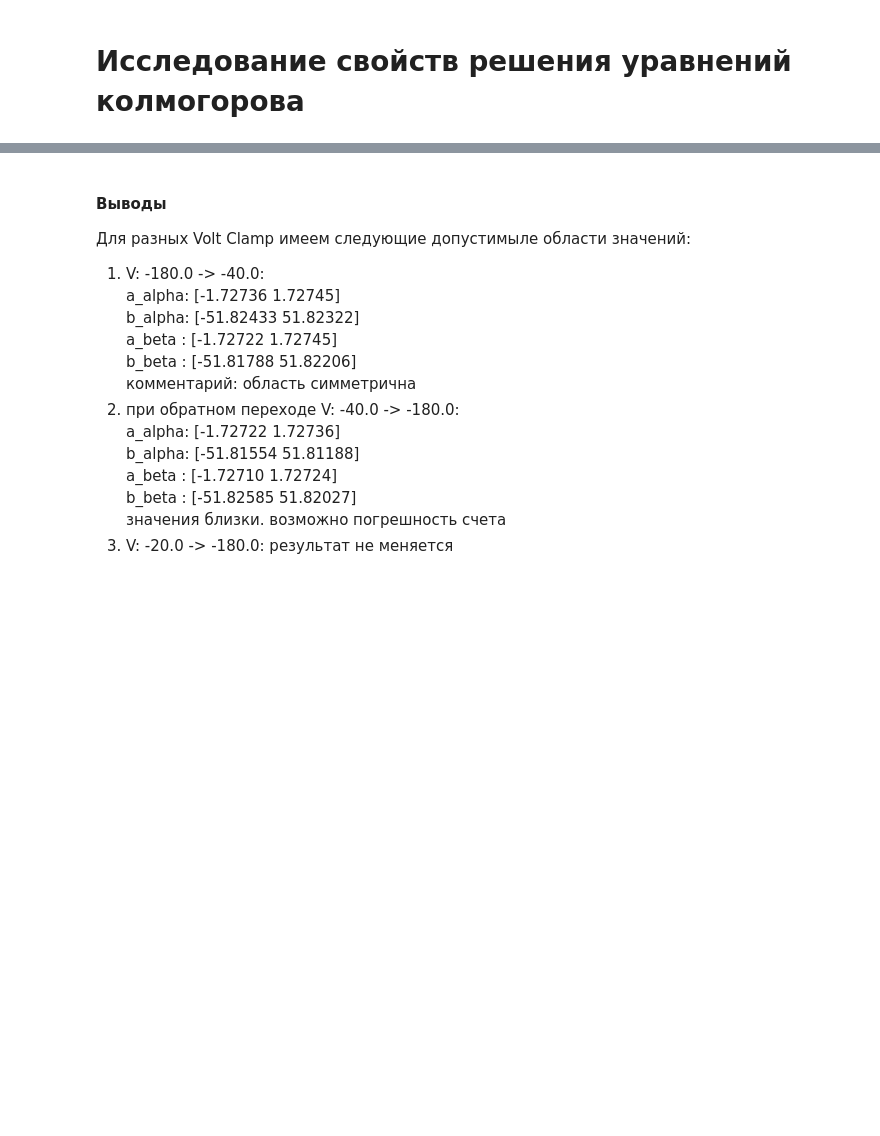
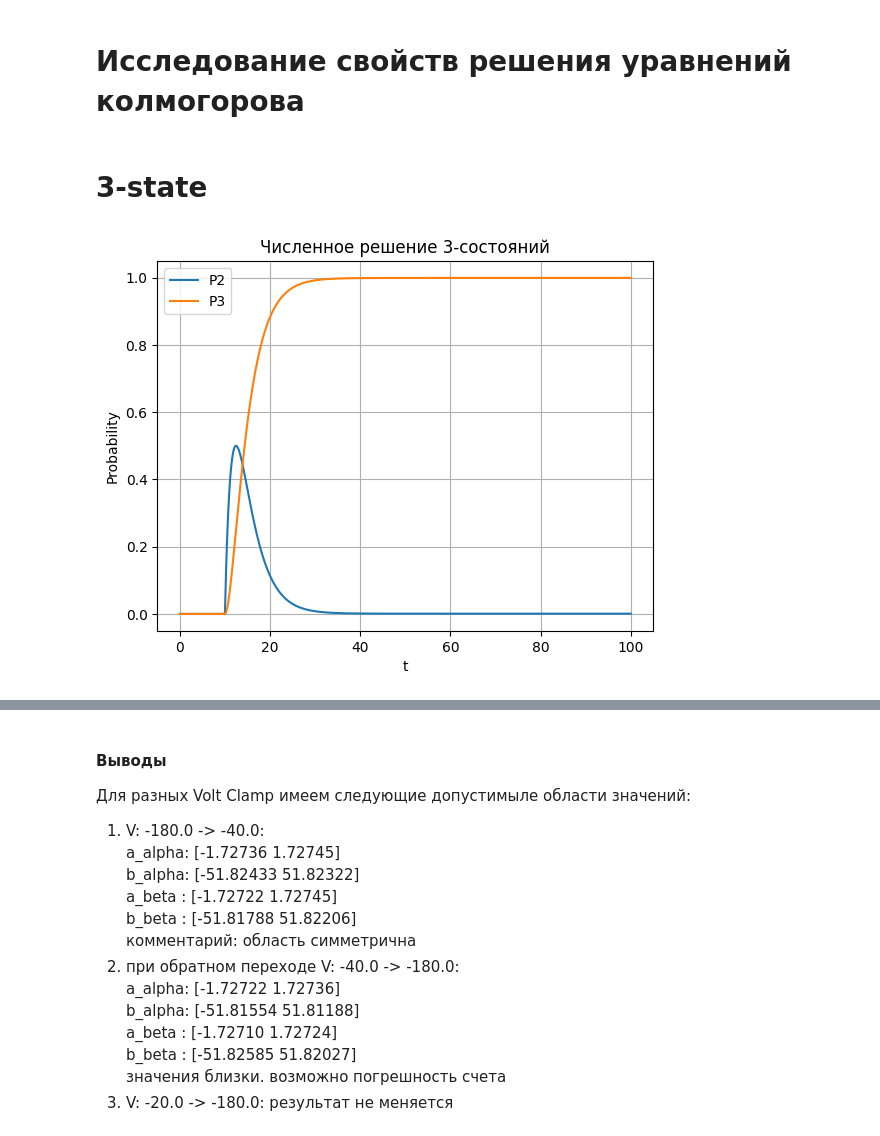
Before and after one commit to ankorm/NVK_biophis_model, a Jupyter notebook: solution_prop_investigation.ipynb, the cells around one changed output, grey strips where cells are left out. Saved outputs shown, nothing was run; the diff lists cells and outputs as text; code cells hidden in the pictures; blank space fills up the shorter version.

```diff
--- a/solution_prop_investigation.ipynb
+++ b/solution_prop_investigation.ipynb
@@ -6,0 +15,55 @@
+# %% [markdown]
+# 3-state
+# %%
+    # Функции переходов
+
+def alpha_full(V, a_alpha, b_alpha):
+    u = a_alpha * V + b_alpha
+    # Чтобы избежать деления на 0 при u → 0
+    with np.errstate(divide='ignore', invalid='ignore'):
+        result = np.where(np.abs(u) < 1e-8, 1.0, u / (1 - np.exp(-u)))
+    return result
+
+def beta_full(V, a_beta, b_beta):
+    u = a_beta * V + b_beta
+    return np.exp(-u)
+# %%
+V_0 = -180
+V_1 = 0
+
+
+# Заданные параметры
+a_alpha = 0.0628
+b_alpha = -2.163
+a_beta = 0.0872
+b_beta = 9.16
+
+par_a = [a_alpha, b_alpha]
+par_b = [a_beta, b_beta]
+
+# Функция напряжения
+V_func = lambda t: -40  # постоянное
+
+# Начальные условия
+y0 = [0.0, 0.0]
+
+# Решение ОДУ
+sol = solve_ivp(
+    fun=lambda t, y: kolm_mod.state_x3_depend_ab_rph(t, y, kolm_mod.V_volt_clamp, alpha_func=alpha_full, beta_func=beta_full,
+                                            p_alpha=par_a, p_beta=par_b, V_0=V_0, V_1=V_1, t_0=10),
+    t_span=(0, 100),
+    y0=y0,
+    t_eval=np.linspace(0, 100, 1000)
+)
+
+# График
+plt.plot(sol.t, sol.y[0], label='P2')
+plt.plot(sol.t, sol.y[1], label='P3')
+plt.xlabel("t")
+plt.ylabel("Probability")
+plt.legend()
+plt.grid(True)
+plt.title("Численное решение 3-состояний")
+plt.show()
+# %% [output]
+[figure, added]
```
Also changed, not shown: parts of 11 cells of this notebook, 3 other files.
